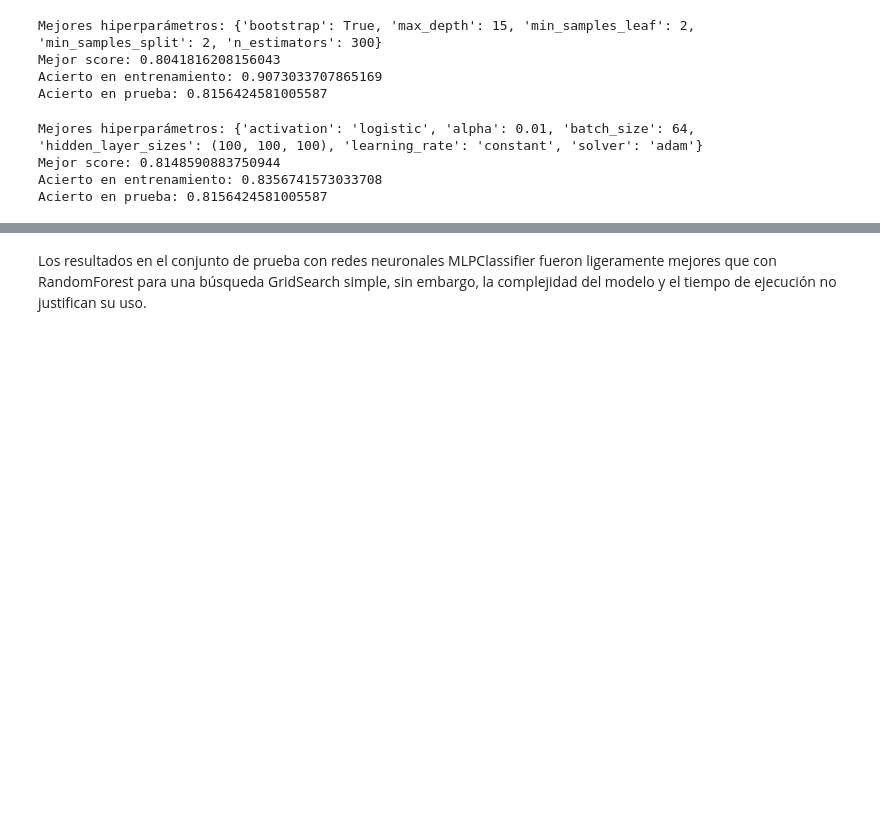
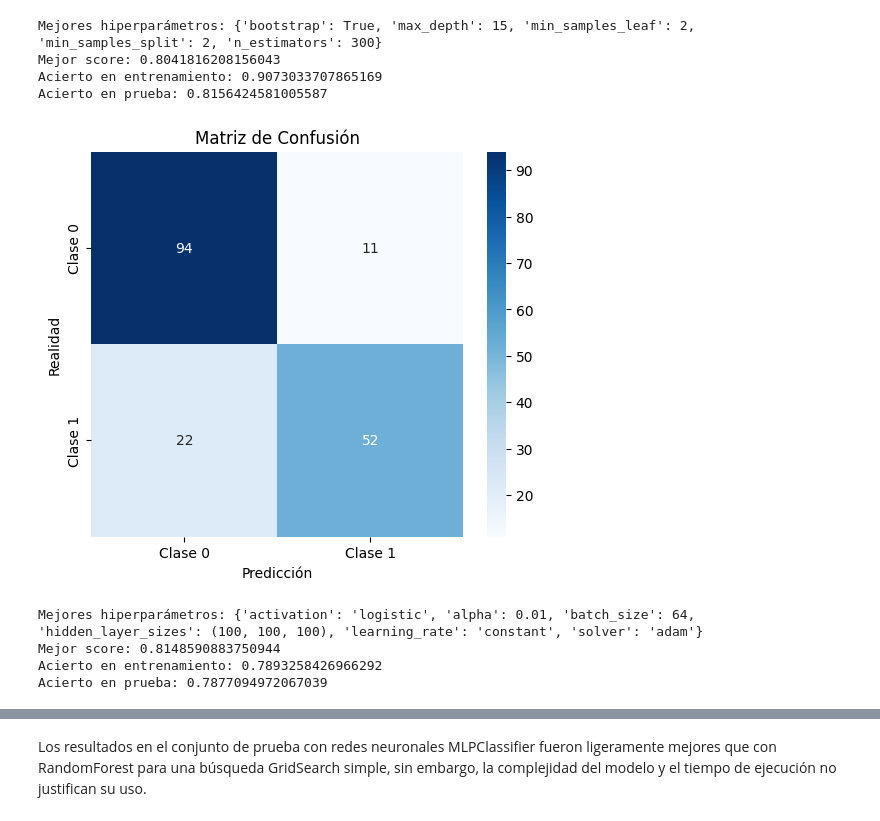
Before and after one commit to neural-insights/ONLINE_DS_THEBRIDGE_BOOTCAMP, a Jupyter notebook: 05_Deep_Learning/Sprint_16/Unidad_01/Practica_Obligatoria/18_Practica_Obligatoria_Introduccion_Deep_Learning.ipynb, the cells around one changed output, grey strips where cells are left out. Cells and saved outputs as stored; diff of their text form; code cells hidden in the pictures; blank space fills up the shorter version.

```diff
--- a/05_Deep_Learning/Sprint_16/Unidad_01/Practica_Obligatoria/18_Practica_Obligatoria_Introduccion_Deep_Learning.ipynb
+++ b/05_Deep_Learning/Sprint_16/Unidad_01/Practica_Obligatoria/18_Practica_Obligatoria_Introduccion_Deep_Learning.ipynb
@@ -169,6 +169,22 @@ Mejores hiperparámetros: {'bootstrap': True, 'max_depth': 15, 'min_samples_leaf
 Mejor score: 0.8041816208156043
 Acierto en entrenamiento: 0.9073033707865169
 Acierto en prueba: 0.8156424581005587
+# %%
+from sklearn.metrics import confusion_matrix
+import matplotlib.pyplot as plt
+
+y_pred = best_model.predict(X_test)
+
+cm = confusion_matrix(y_test, y_pred)
+
+plt.figure(figsize=(6, 5))
+sns.heatmap(cm, annot=True, fmt='d', cmap='Blues', xticklabels=["Clase 0", "Clase 1"], yticklabels=["Clase 0", "Clase 1"])
+plt.xlabel('Predicción')
+plt.ylabel('Realidad')
+plt.title('Matriz de Confusión')
+plt.show()
+# %% [output]
+[figure, added]
 # %%
 from sklearn.neural_network import MLPClassifier
 
@@ -190,11 +206,11 @@ grid_search.fit(X_train_scaled, y_train)
 print("Mejores hiperparámetros:", grid_search.best_params_)
 print("Mejor score:", grid_search.best_score_)
 
-best_model = grid_search.best_estimator_
+best_model_mlp = grid_search.best_estimator_
 print("Acierto en entrenamiento:", best_model.score(X_train_scaled, y_train))
 print("Acierto en prueba:", best_model.score(X_test_scaled, y_test))
 # %% [output]
 Mejores hiperparámetros: {'activation': 'logistic', 'alpha': 0.01, 'batch_size': 64, 'hidden_layer_sizes': (100, 100, 100), 'learning_rate': 'constant', 'solver': 'adam'}
 Mejor score: 0.8148590883750944
-Acierto en entrenamiento: 0.8356741573033708
-Acierto en prueba: 0.8156424581005587
+Acierto en entrenamiento: 0.7893258426966292
+Acierto en prueba: 0.7877094972067039
```
Also changed, not shown: parts of 2 cells of this notebook.
